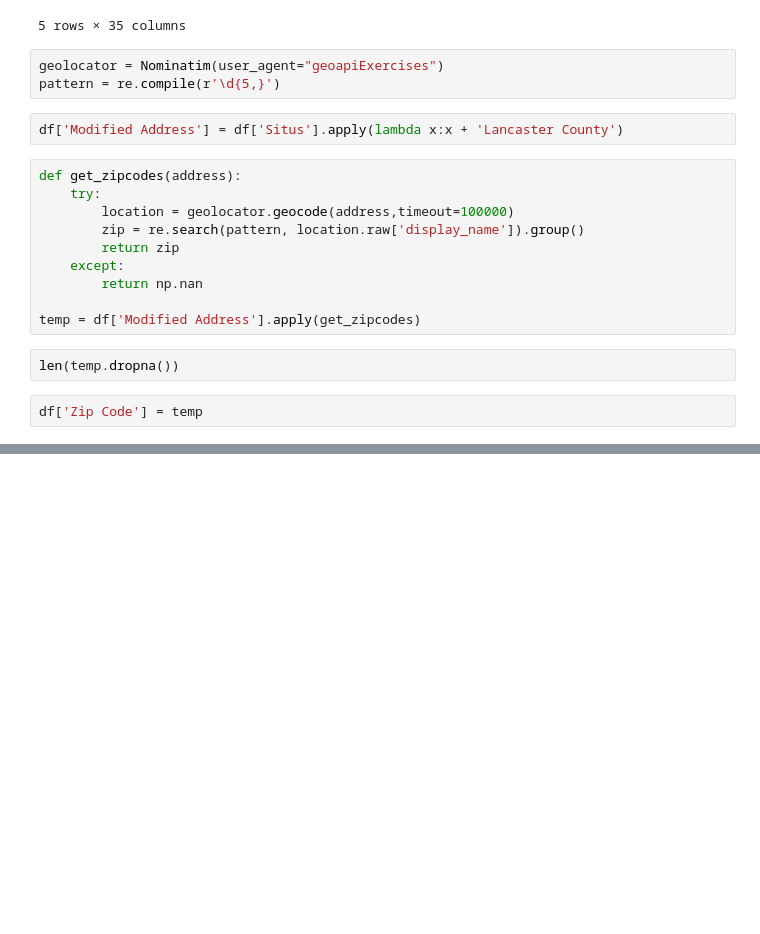
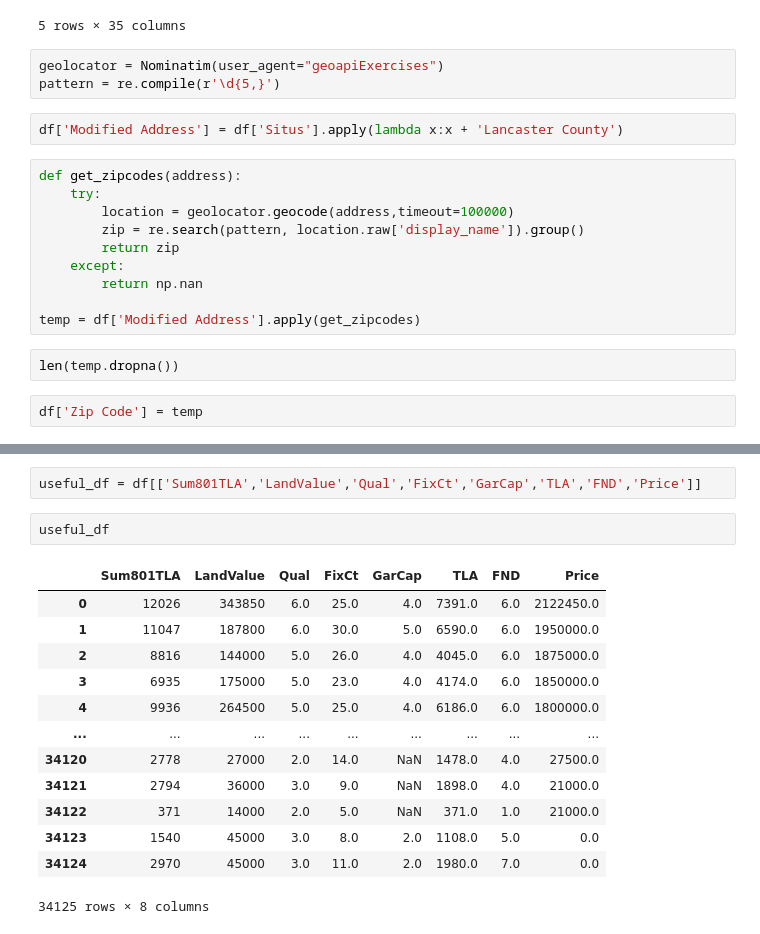
Before and after one commit to yashmehra028/math-435-project, a Jupyter notebook: math 435 code.ipynb, the cells around one changed output, grey strips where cells are left out. Cells and saved outputs as stored; diff of their text form; blank space fills up the shorter version.

```diff
--- a/math 435 code.ipynb
+++ b/math 435 code.ipynb
@@ -41,0 +84,18 @@ df['Zip Code'] = temp
+# %%
+useful_df = df[['Sum801TLA','LandValue','Qual','FixCt','GarCap','TLA','FND','Price']]
+# %%
+useful_df
+# %% [output]
+|  | Sum801TLA | LandValue | Qual | FixCt | GarCap | TLA | FND | Price |
+| 0 | 12026 | 343850 | 6.0 | 25.0 | 4.0 | 7391.0 | 6.0 | 2122450.0 |
+| 1 | 11047 | 187800 | 6.0 | 30.0 | 5.0 | 6590.0 | 6.0 | 1950000.0 |
+| 2 | 8816 | 144000 | 5.0 | 26.0 | 4.0 | 4045.0 | 6.0 | 1875000.0 |
+| 3 | 6935 | 175000 | 5.0 | 23.0 | 4.0 | 4174.0 | 6.0 | 1850000.0 |
+| 4 | 9936 | 264500 | 5.0 | 25.0 | 4.0 | 6186.0 | 6.0 | 1800000.0 |
+| ... | ... | ... | ... | ... | ... | ... | ... | ... |
+| 34120 | 2778 | 27000 | 2.0 | 14.0 | NaN | 1478.0 | 4.0 | 27500.0 |
+| 34121 | 2794 | 36000 | 3.0 | 9.0 | NaN | 1898.0 | 4.0 | 21000.0 |
+| 34122 | 371 | 14000 | 2.0 | 5.0 | NaN | 371.0 | 1.0 | 21000.0 |
+| 34123 | 1540 | 45000 | 3.0 | 8.0 | 2.0 | 1108.0 | 5.0 | 0.0 |
+| 34124 | 2970 | 45000 | 3.0 | 11.0 | 2.0 | 1980.0 | 7.0 | 0.0 |
+34125 rows × 8 columns
```
Also changed, not shown: parts of 14 cells of this notebook.
